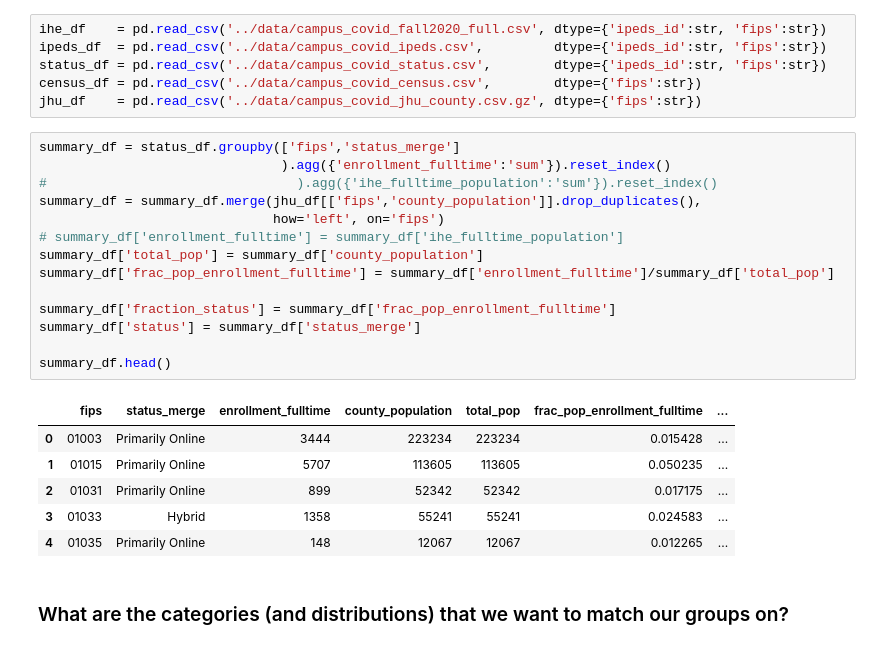
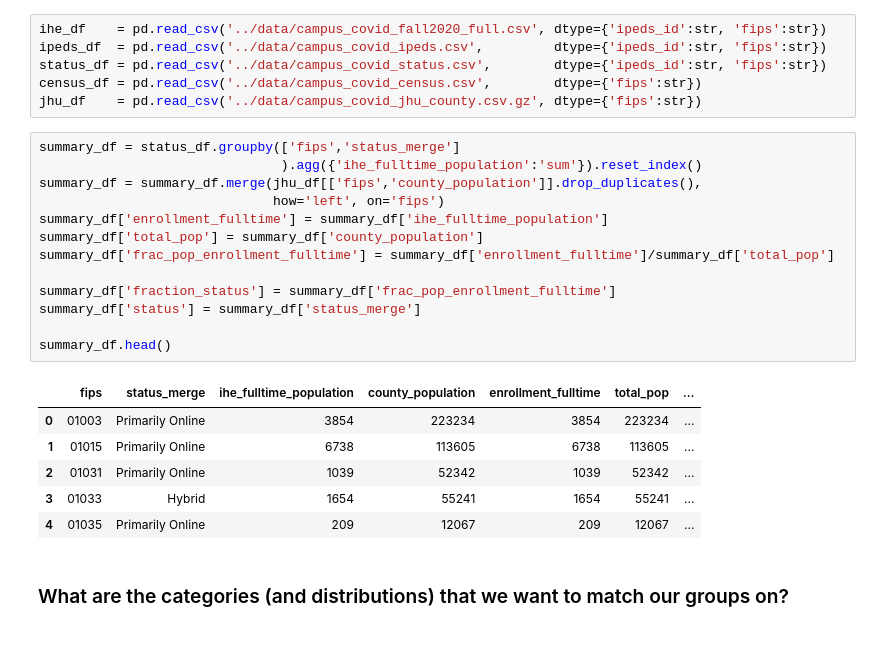
Before and after one commit to jkbren/campus-covid, a Jupyter notebook: code/matching-jsd_minimization.ipynb, the cells around one changed output. Saved outputs shown, nothing was run; the diff lists cells and outputs as text.

```diff
--- a/code/matching-jsd_minimization.ipynb
+++ b/code/matching-jsd_minimization.ipynb
@@ -113,25 +113,24 @@ census_df = pd.read_csv('../data/campus_covid_census.csv',        dtype={'fips':
 jhu_df    = pd.read_csv('../data/campus_covid_jhu_county.csv.gz', dtype={'fips':str})
 # %%
 summary_df = status_df.groupby(['fips','status_merge']
-                               ).agg({'enrollment_fulltime':'sum'}).reset_index()
-#                                ).agg({'ihe_fulltime_population':'sum'}).reset_index()
+                               ).agg({'ihe_fulltime_population':'sum'}).reset_index()
 summary_df = summary_df.merge(jhu_df[['fips','county_population']].drop_duplicates(),
                               how='left', on='fips')
-# summary_df['enrollment_fulltime'] = summary_df['ihe_fulltime_population']
+summary_df['enrollment_fulltime'] = summary_df['ihe_fulltime_population']
 summary_df['total_pop'] = summary_df['county_population']
 summary_df['frac_pop_enrollment_fulltime'] = summary_df['enrollment_fulltime']/summary_df['total_pop']
 
 summary_df['fraction_status'] = summary_df['frac_pop_enrollment_fulltime']
 summary_df['status'] = summary_df['status_merge']
 
 summary_df.head()
 # %% [output]
-|  | fips | status_merge | enrollment_fulltime | county_population | total_pop | frac_pop_enrollment_fulltime | ... |
-| 0 | 01003 | Primarily Online | 3444 | 223234 | 223234 | 0.015428 | ... |
-| 1 | 01015 | Primarily Online | 5707 | 113605 | 113605 | 0.050235 | ... |
-| 2 | 01031 | Primarily Online | 899 | 52342 | 52342 | 0.017175 | ... |
-| 3 | 01033 | Hybrid | 1358 | 55241 | 55241 | 0.024583 | ... |
-| 4 | 01035 | Primarily Online | 148 | 12067 | 12067 | 0.012265 | ... |
+|  | fips | status_merge | ihe_fulltime_population | county_population | enrollment_fulltime | total_pop | ... |
+| 0 | 01003 | Primarily Online | 3854 | 223234 | 3854 | 223234 | ... |
+| 1 | 01015 | Primarily Online | 6738 | 113605 | 6738 | 113605 | ... |
+| 2 | 01031 | Primarily Online | 1039 | 52342 | 1039 | 52342 | ... |
+| 3 | 01033 | Hybrid | 1654 | 55241 | 1654 | 55241 | ... |
+| 4 | 01035 | Primarily Online | 209 | 12067 | 209 | 12067 | ... |
 # %% [markdown]
 ### What are the categories (and distributions) that we want to match our groups on?
 # %%
```
Also changed, not shown: parts of 5 cells of this notebook, 12 other files.
